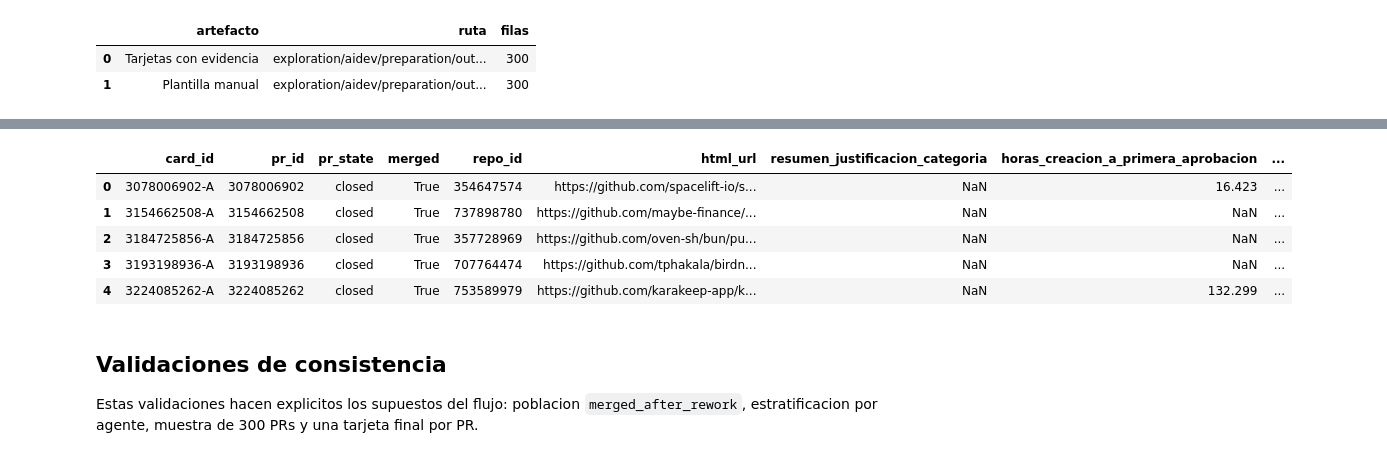
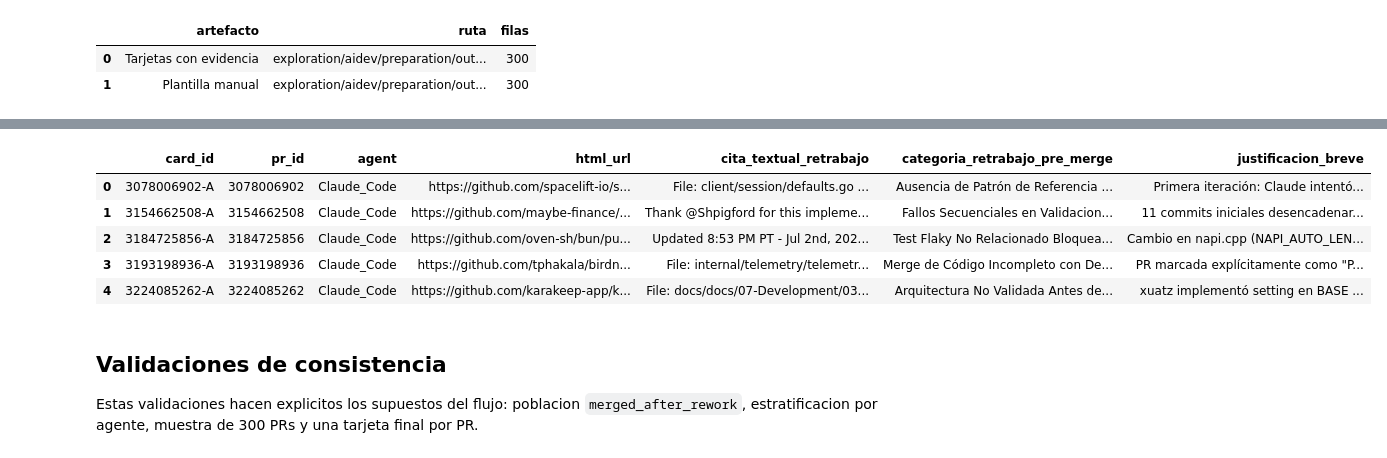
Before and after one commit to Diego-LC/proyecto-semestral-msr-aidev, a Jupyter notebook: exploration/aidev/notebooks/2026-05-26-merged-after-rework-flow.ipynb, the cells around one changed output, grey strips where cells are left out. Cells and saved outputs as stored; diff of their text form; code cells hidden in the pictures.

```diff
--- a/exploration/aidev/notebooks/2026-05-26-merged-after-rework-flow.ipynb
+++ b/exploration/aidev/notebooks/2026-05-26-merged-after-rework-flow.ipynb
@@ -176,12 +269,23 @@ build_outputs_flow(artifacts)
 # %%
-build_template_preview(artifacts)
+javier_categories_path = ROOT / "exploration/aidev/preparation/outputs/merged_after_rework_manual_categories_template_Javier.csv"
+tabla_reducida = pd.read_csv(javier_categories_path)
+columnas_vista = [
+    "card_id",
+    "pr_id",
+    "agent",
+    "html_url",
+    "cita_textual_retrabajo",
+    "categoria_retrabajo_pre_merge",
+    "justificacion_breve",
+]
+tabla_reducida[columnas_vista].head()
 # %% [output]
-|  | card_id | pr_id | pr_state | merged | repo_id | html_url | resumen_justificacion_categoria | horas_creacion_a_primera_aprobacion | ... |
-| 0 | 3078006902-A | 3078006902 | closed | True | 354647574 | https://github.com/spacelift-io/s... | NaN | 16.423 | ... |
-| 1 | 3154662508-A | 3154662508 | closed | True | 737898780 | https://github.com/maybe-finance/... | NaN | NaN | ... |
-| 2 | 3184725856-A | 3184725856 | closed | True | 357728969 | https://github.com/oven-sh/bun/pu... | NaN | NaN | ... |
-| 3 | 3193198936-A | 3193198936 | closed | True | 707764474 | https://github.com/tphakala/birdn... | NaN | NaN | ... |
-| 4 | 3224085262-A | 3224085262 | closed | True | 753589979 | https://github.com/karakeep-app/k... | NaN | 132.299 | ... |
+|  | card_id | pr_id | agent | html_url | cita_textual_retrabajo | categoria_retrabajo_pre_merge | justificacion_breve |
+| 0 | 3078006902-A | 3078006902 | Claude_Code | https://github.com/spacelift-io/s... | File: client/session/defaults.go ... | Ausencia de Patrón de Referencia ... | Primera iteración: Claude intentó... |
+| 1 | 3154662508-A | 3154662508 | Claude_Code | https://github.com/maybe-finance/... | Thank @Shpigford for this impleme... | Fallos Secuenciales en Validacion... | 11 commits iniciales desencadenar... |
+| 2 | 3184725856-A | 3184725856 | Claude_Code | https://github.com/oven-sh/bun/pu... | Updated 8:53 PM PT - Jul 2nd, 202... | Test Flaky No Relacionado Bloquea... | Cambio en napi.cpp (NAPI_AUTO_LEN... |
+| 3 | 3193198936-A | 3193198936 | Claude_Code | https://github.com/tphakala/birdn... | File: internal/telemetry/telemetr... | Merge de Código Incompleto con De... | PR marcada explícitamente como "P... |
+| 4 | 3224085262-A | 3224085262 | Claude_Code | https://github.com/karakeep-app/k... | File: docs/docs/07-Development/03... | Arquitectura No Validada Antes de... | xuatz implementó setting en BASE ... |
 # %% [markdown]
 ## Validaciones de consistencia
 
```
Also changed, not shown: parts of 15 cells of this notebook, 3 other files.
